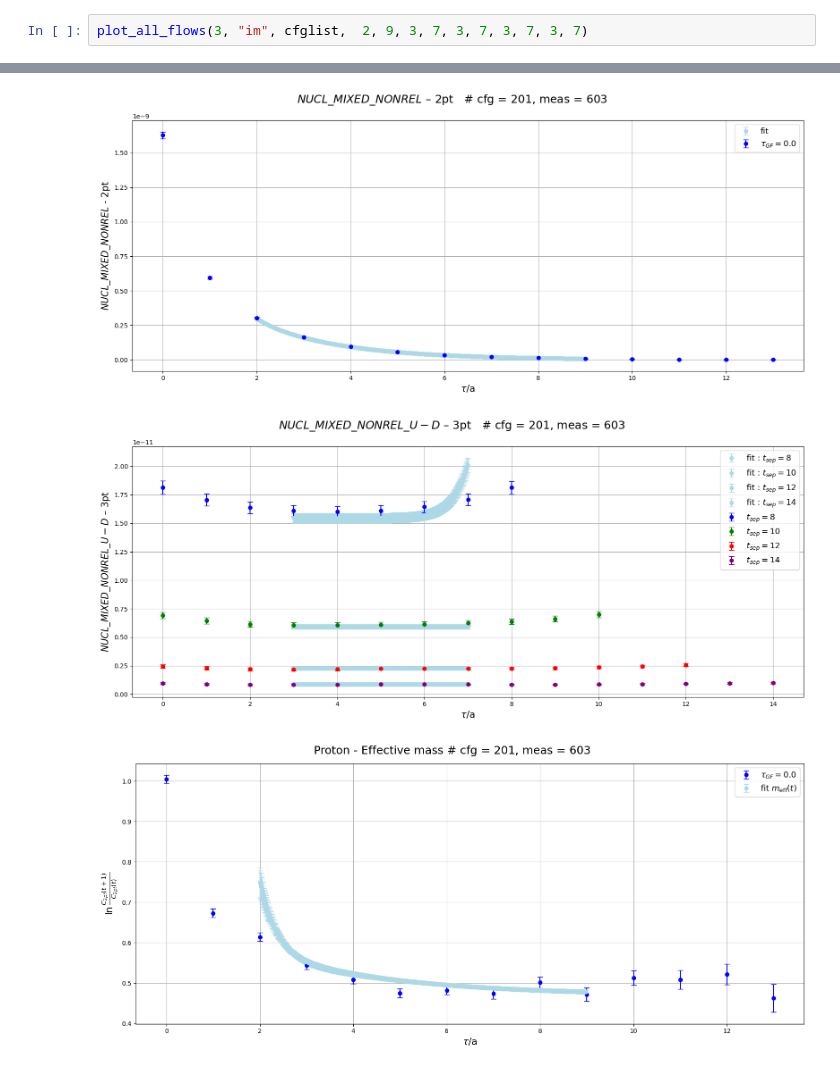
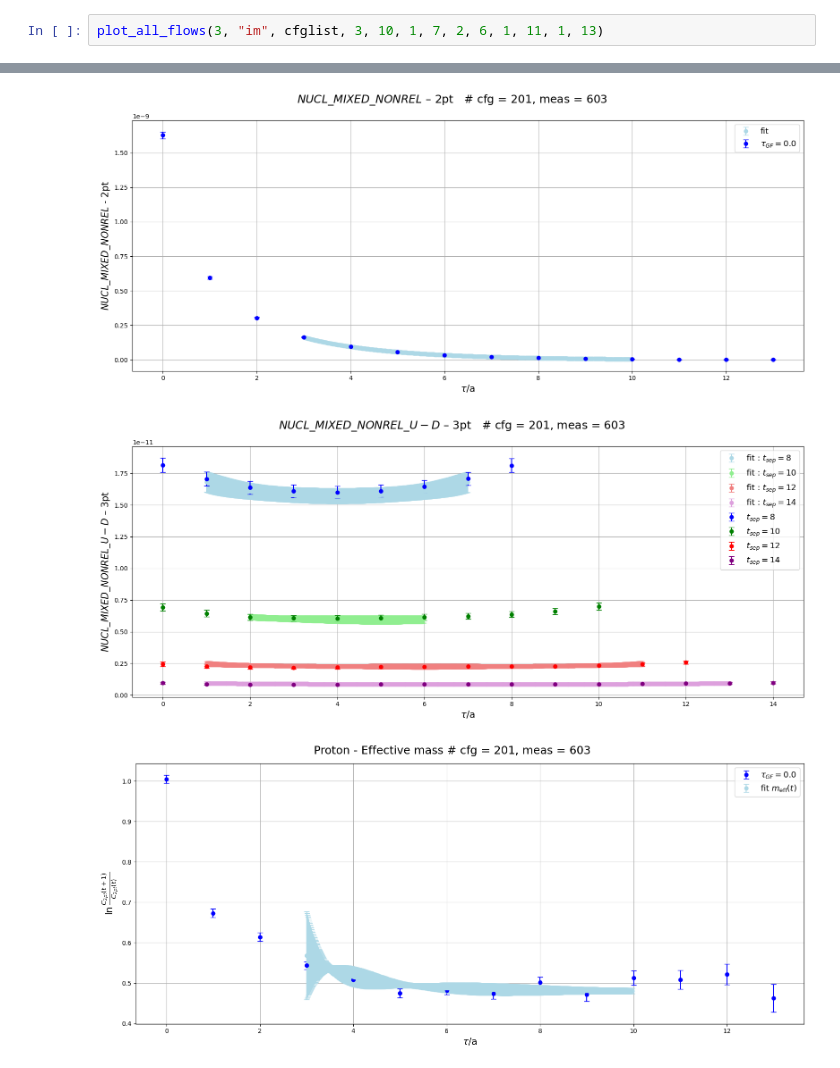
Before and after one commit to Hariprashad-Ravikumar/production_nEDM_LANL, a Jupyter notebook: Jupyter/3_3_Fit_All_tsep_Nucleon_cfgs_GFlow_3pt2pt.ipynb, the cells around one changed output, grey strips where cells are left out. Saved outputs shown, nothing was run; the diff lists cells and outputs as text.

```diff
--- a/Jupyter/3_3_Fit_All_tsep_Nucleon_cfgs_GFlow_3pt2pt.ipynb
+++ b/Jupyter/3_3_Fit_All_tsep_Nucleon_cfgs_GFlow_3pt2pt.ipynb
@@ -454,5 +554,5 @@ Corrected AIC (AICc) = 55.30181201255903
 # %%
-plot_all_flows(3, "im", cfglist,  2, 9, 3, 7, 3, 7, 3, 7, 3, 7)
+plot_all_flows(3, "im", cfglist, 3, 10, 1, 7, 2, 6, 1, 11, 1, 13)
 # %% [output]
 {N2pt, N3pt}={3,3} state fit: 12 parameters
 
@@ -474,3 +574,3 @@ Corrected AIC (AICc) = 79.83447522401946
-[figure, old version]
+[figure, new version]
-[figure, old version]
+[figure, new version]
-[figure, old version]
+[figure, new version]
```
Also changed, not shown: parts of 4 cells of this notebook, 48 other files.
